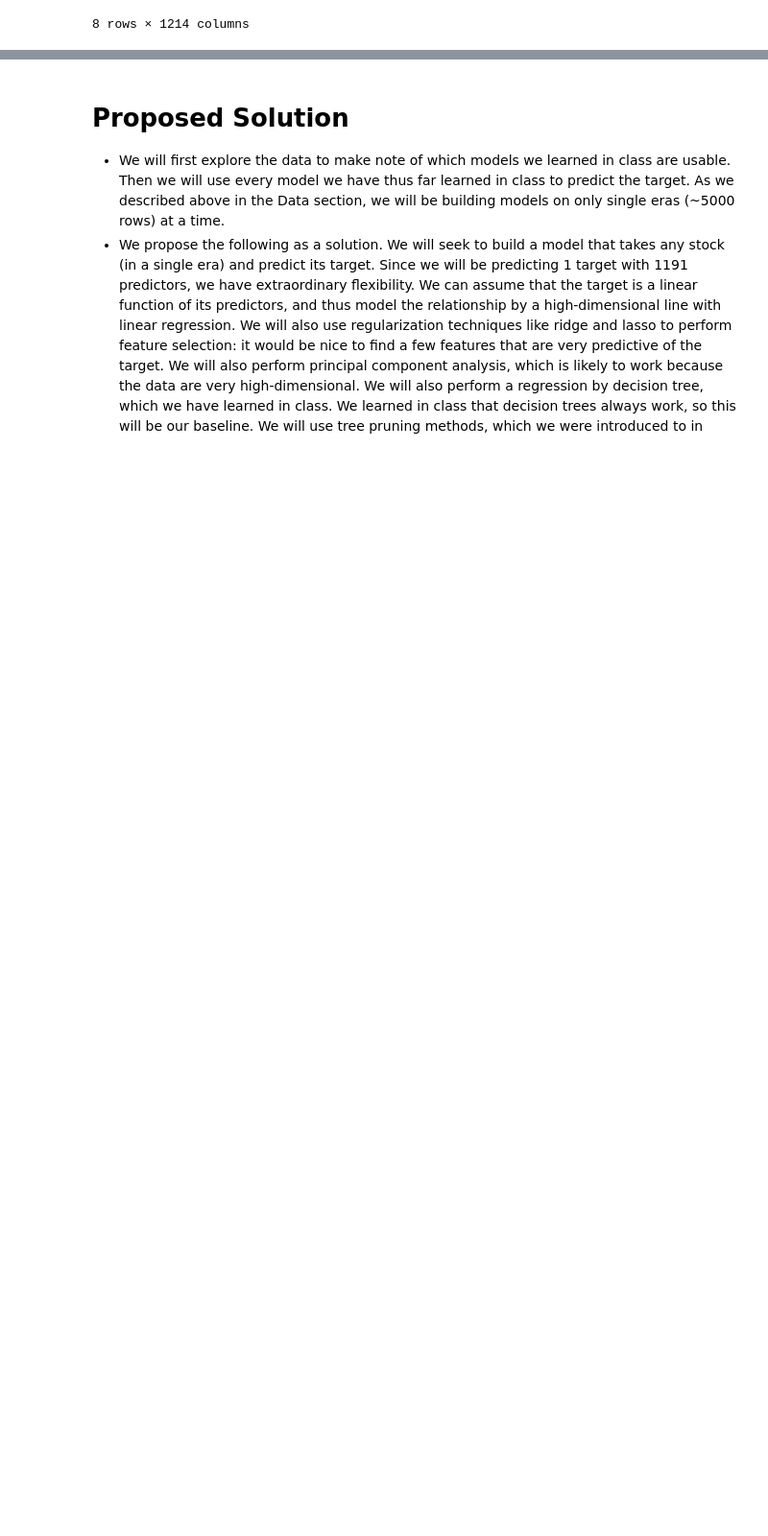
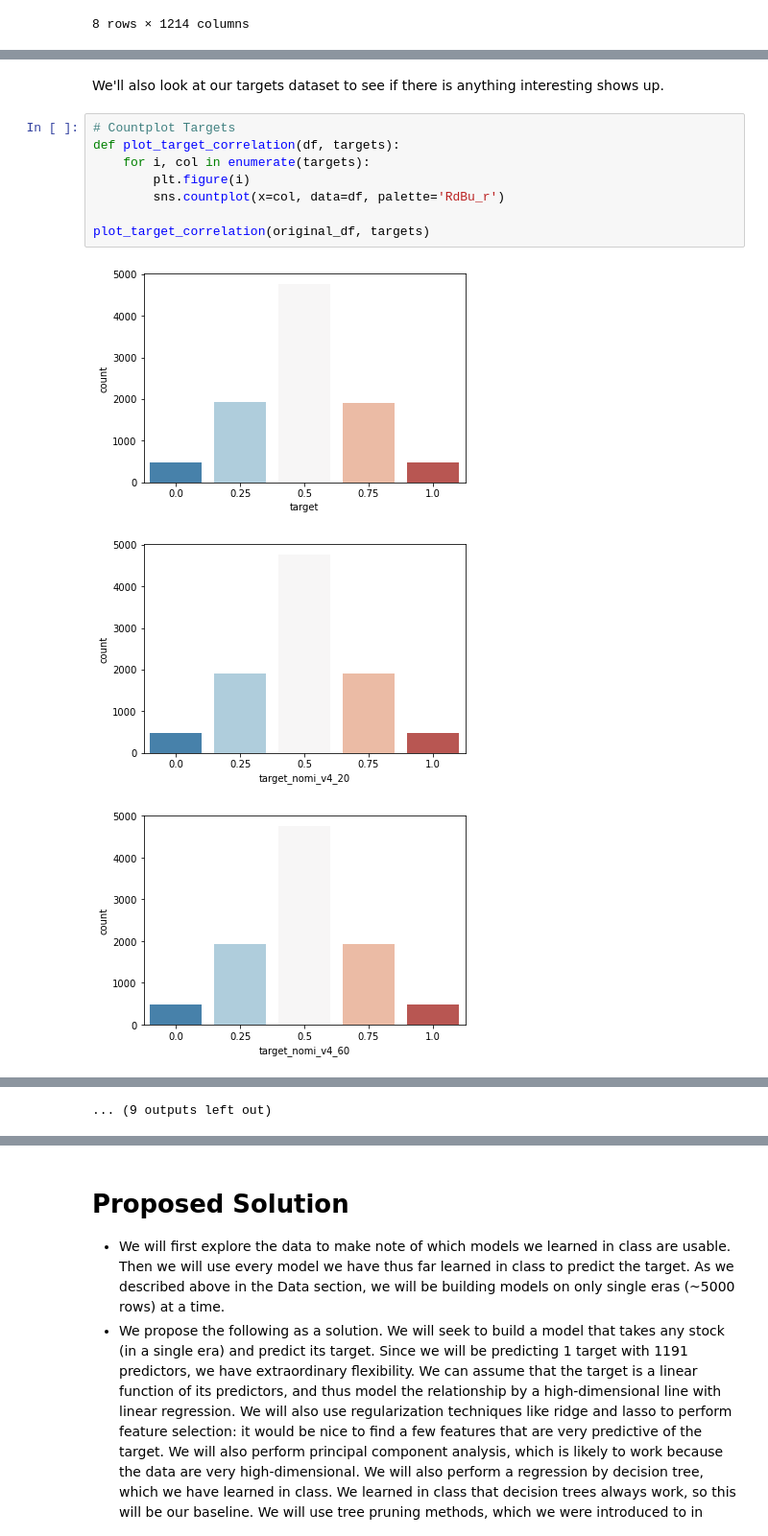
Before and after one commit to COGS118A/Group038-Sp22, a Jupyter notebook: Checkpoint_group038.ipynb, the cells around one changed output, grey strips where cells are left out. Shown: that part at 96% size. Saved outputs shown, nothing was run; the diff lists cells and outputs as text; blank space fills up the shorter version.

```diff
--- a/Checkpoint_group038.ipynb
+++ b/Checkpoint_group038.ipynb
@@ -142,0 +176,14 @@ Null Items in Data Set (Now): 0
+# %% [markdown]
+We'll also look at our targets dataset to see if there is anything interesting shows up.
+# %%
+# Countplot Targets
+def plot_target_correlation(df, targets):
+    for i, col in enumerate(targets):
+        plt.figure(i)
+        sns.countplot(x=col, data=df, palette='RdBu_r')
+
+plot_target_correlation(original_df, targets)
+# %% [output]
+[figure, added]
+[figure, added]
+[figure, added]
@@ -142,0 +199 @@ Null Items in Data Set (Now): 0
+... (9 outputs left out)
```
Also changed, not shown: parts of 13 cells of this notebook.
